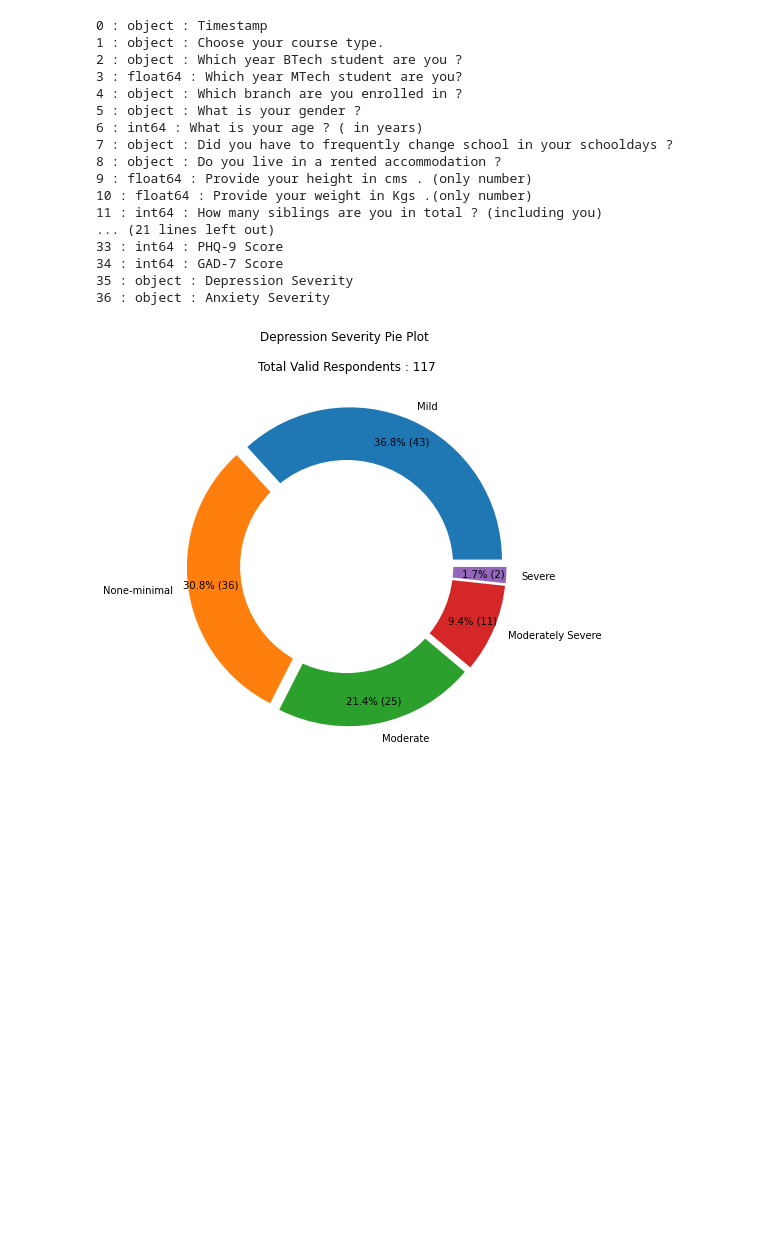
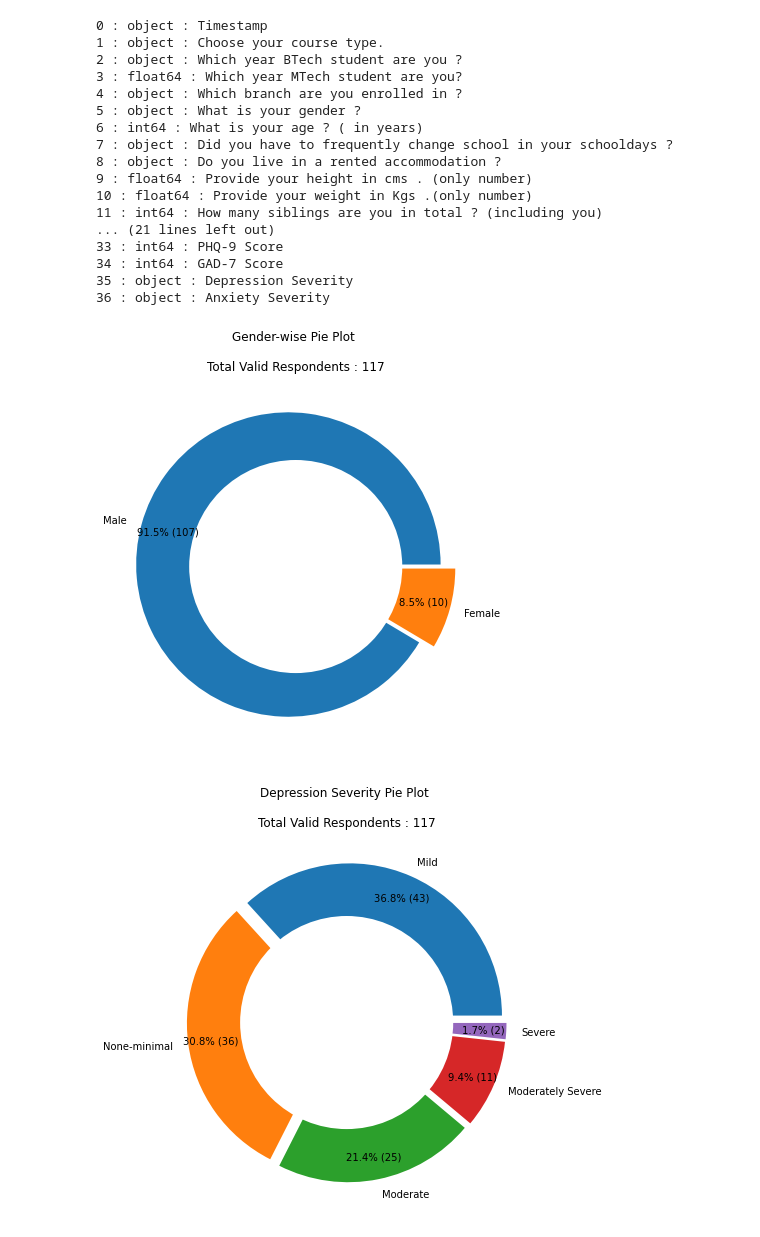
Before and after one commit to Alpha-Knight-Zero/Research, a Jupyter notebook: Mental Health in Covid-19/Our Project/Mental.ipynb, the cells around one changed output. Drawn from its saved outputs; the diff is of its cells as text; code cells hidden in the pictures; blank space fills up the shorter version.

Commit message:
added the overall gender graph as well , fusion graphs still remain

```diff
--- a/Mental Health in Covid-19/Our Project/Mental.ipynb
+++ b/Mental Health in Covid-19/Our Project/Mental.ipynb
@@ -76,6 +76,21 @@ valid_participants=0
 def absolute_num(x):
     global valid_participants
     return "{:.1f}% ({})".format(x,round(x*valid_participants/100))
+# %%
+fig = plt.figure(figsize =(10, 7))
+
+valid_participants=len(data["What is your gender ?"])
+
+plt.pie(data["What is your gender ?"].value_counts(),labels=["Male","Female"],autopct=absolute_num,startangle=0,pctdistance=0.82,explode=(0.05,0.05))
+
+centre_circle = plt.Circle((0,0),0.70,fc='white')
+fig = plt.gcf()
+fig.gca().add_artist(centre_circle)
+
+plt.title("Gender-wise Pie Plot \n\nTotal Valid Respondents : "+str(valid_participants))
+plt.show()
+# %% [output]
+[figure, added]
 # %%
 fig = plt.figure(figsize =(10, 7))
 
```
